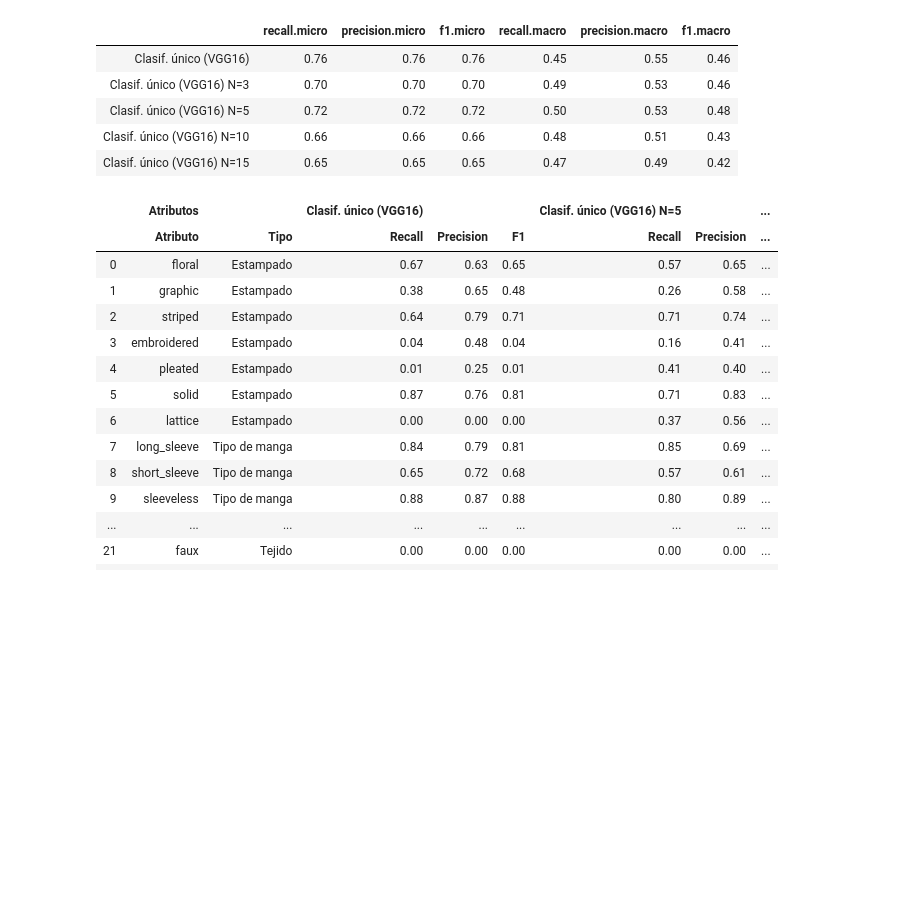
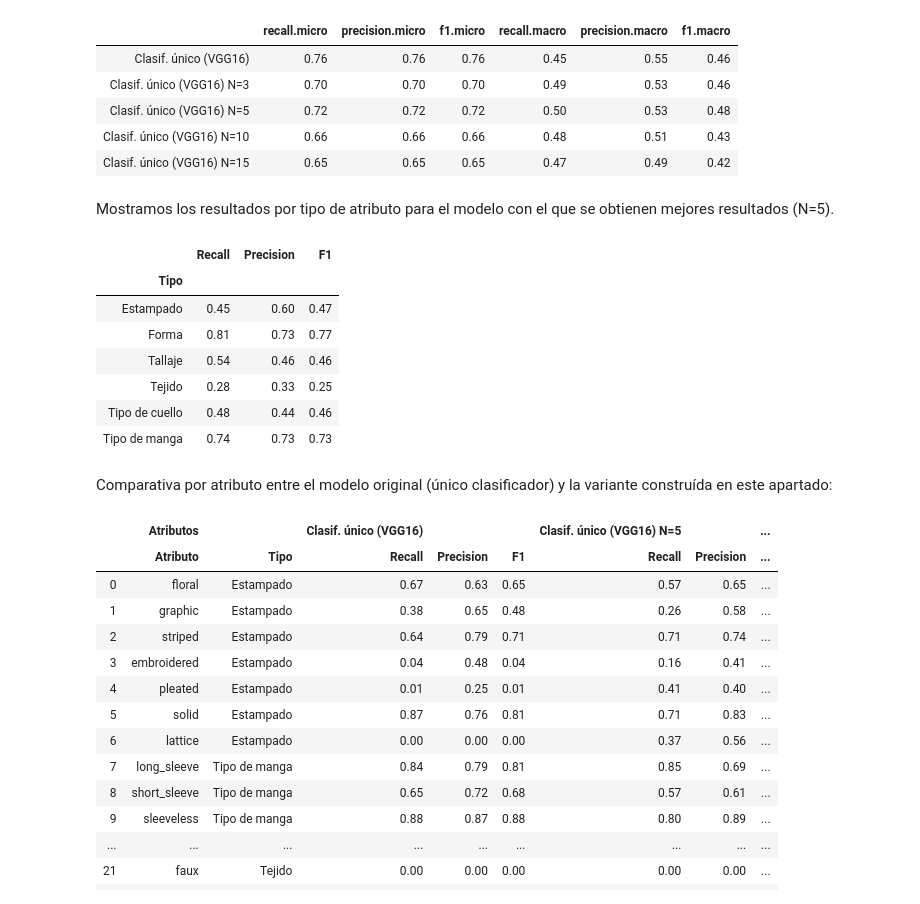
Before and after one commit to akepa/attribute-detection-in-fashon-images, a Jupyter notebook: src/DeepFashion_VersionReducida.ipynb, the cells around one changed output. Saved outputs shown, nothing was run; the diff lists cells and outputs as text; code cells hidden in the pictures; blank space fills up the shorter version.

```diff
--- a/src/DeepFashion_VersionReducida.ipynb
+++ b/src/DeepFashion_VersionReducida.ipynb
@@ -1825,6 +1863,21 @@ build_result_df(result_list, k=6)
 | Clasif. único (VGG16) N=5 | 0.72 | 0.72 | 0.72 | 0.50 | 0.53 | 0.48 |
 | Clasif. único (VGG16) N=10 | 0.66 | 0.66 | 0.66 | 0.48 | 0.51 | 0.43 |
 | Clasif. único (VGG16) N=15 | 0.65 | 0.65 | 0.65 | 0.47 | 0.49 | 0.42 |
+# %% [markdown]
+Mostramos los resultados por tipo de atributo para el modelo con el que se obtienen mejores resultados (N=5).
+# %%
+build_results_table_by_attr_type(vgg16_test_res_n5[0])
+# %% [output]
+|  | Recall | Precision | F1 |
+| Tipo |  |  |  |
+| Estampado | 0.45 | 0.60 | 0.47 |
+| Forma | 0.81 | 0.73 | 0.77 |
+| Tallaje | 0.54 | 0.46 | 0.46 |
+| Tejido | 0.28 | 0.33 | 0.25 |
+| Tipo de cuello | 0.48 | 0.44 | 0.46 |
+| Tipo de manga | 0.74 | 0.73 | 0.73 |
+# %% [markdown]
+Comparativa por atributo entre el modelo original (único clasificador) y la variante construída en este apartado:
 # %%
 res_table_single_with_n5 = build_results_table(vgg16_test_res_n5[0])
 dfs = [res_table_single[["Atributo", "Tipo"]],
```
Also changed, not shown: parts of 46 cells of this notebook, 7 other files.
